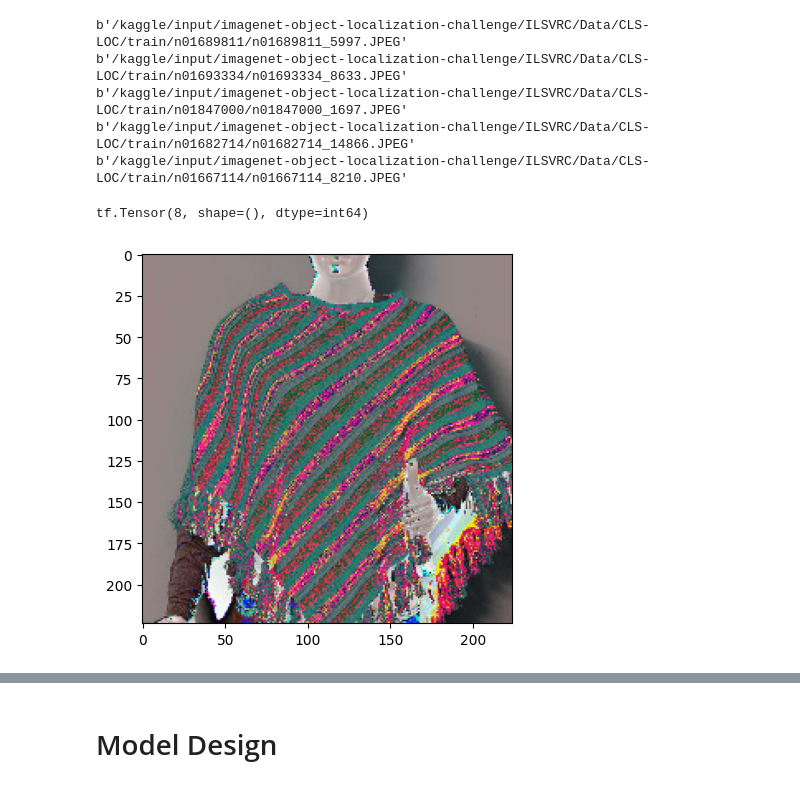
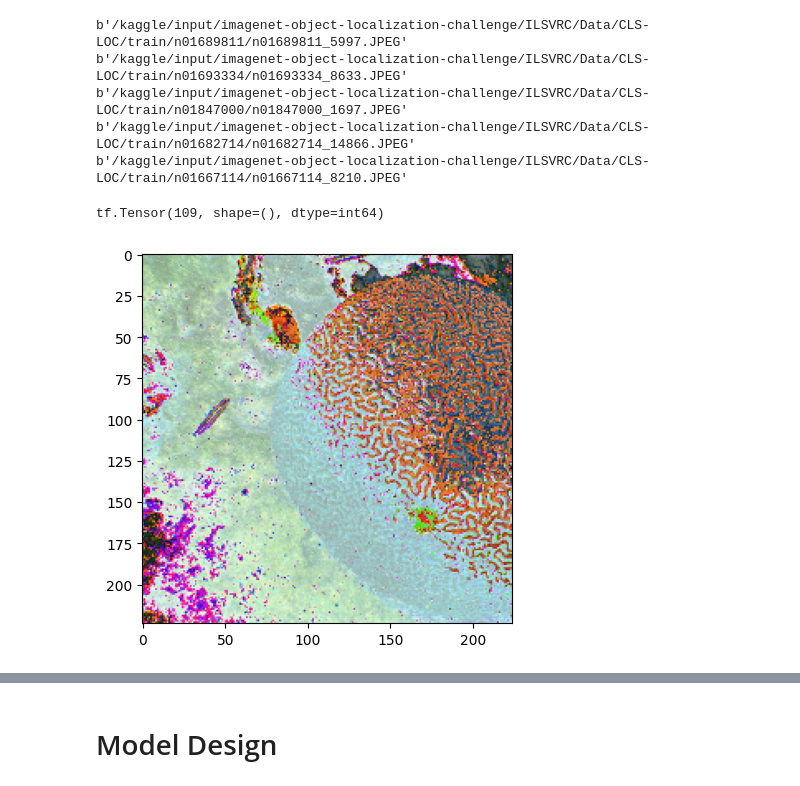
Before and after one commit to irenebernardi/VGG-16-replication, a Jupyter notebook: imagenet-reproducing-convnets.ipynb, the cells around one changed output, grey strips where cells are left out. Cells and saved outputs as stored; diff of their text form; code cells hidden in the pictures.

Commit message:
Kaggle Notebook | ImageNet: reproducing ConvNets | Version 36

```diff
--- a/imagenet-reproducing-convnets.ipynb
+++ b/imagenet-reproducing-convnets.ipynb
@@ -129,27 +129,30 @@ print(f"Size of train set: {train_size}")
 # %% [output]
 Size of train set: 164467
 # %%
-# Import and extract devel labels
+# Import devel labels
 devel_df = pd.read_csv(base_dir + "LOC_val_solution.csv")
-y_devel = devel_df["PredictionString"].str.split(expand=True)[0]
 
 # Select devel images belonging to subset of classes
-keep = np.where(y_devel.str.startswith("n01").to_numpy())[0]
-devel_files = np.array(os.listdir(data_dir + "val/"))[keep]
+keep = devel_df["PredictionString"].str.startswith("n01")
+devel_df = devel_df[keep]
+
+# Replace prediction string with only class name
+devel_df["PredictionString"] = devel_df["PredictionString"].str.split(expand=True)[0]
+
+# Sort and polish dataframe
+devel_df.sort_values(by=["ImageId"], inplace=True)
+devel_df.index = range(len(devel_df))
 
 # Fetch devel set
-devel_files = np.array([data_dir + "val/" + file for file in devel_files])
-raw_devel_ds = tf.data.Dataset.list_files(devel_files, shuffle=False)
-
-# Select labels belonging to subset of classes
-y_devel = y_devel[y_devel.str.startswith("n01")].values
+devel_df["ImageId"] = data_dir + "val/" + devel_df["ImageId"] + ".JPEG"
+raw_devel_ds = tf.data.Dataset.list_files(devel_df["ImageId"], shuffle=False)
 
 # Find size of devel set
 devel_size = tf.data.experimental.cardinality(raw_devel_ds).numpy()
 
 print(f"Size of devel set: {devel_size}")
 print("Examples of labels:")
-y_devel[:10]
+devel_df["PredictionString"].values[:10]
 # %% [output]
 Size of devel set: 6350
 Examples of labels:
@@ -173,20 +176,19 @@ b'/kaggle/input/imagenet-object-localization-challenge/ILSVRC/Data/CLS-LOC/train
 b'/kaggle/input/imagenet-object-localization-challenge/ILSVRC/Data/CLS-LOC/train/n01667114/n01667114_8210.JPEG'
 # %%
 image, label = vggutils.process_path(
-    data_dir + "val/ILSVRC2012_val_00046886.JPEG",
+    data_dir + "val/ILSVRC2012_val_00000011.JPEG",
     class_names,
-    devel_files,
-    y_devel,
+    devel_df,
     label_fun=vggutils.extract_devel_label
 )
 
 input_shape = image.shape
 
 plt.imshow(image)
 print(label)
 # %% [output]
-tf.Tensor(8, shape=(), dtype=int64)
+tf.Tensor(109, shape=(), dtype=int64)
-[figure, old version]
+[figure, new version]
 # %%
 # Preprocess train set
 train_ds = raw_train_ds.map(
```
Also changed, not shown: parts of 12 cells of this notebook.
